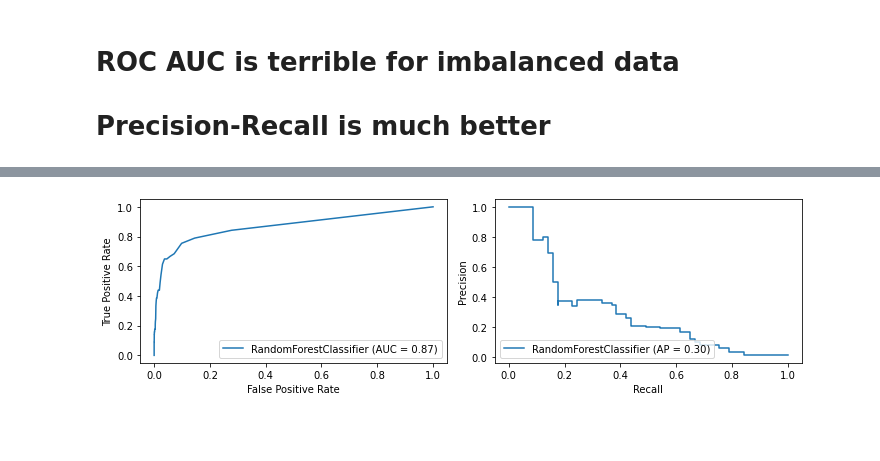
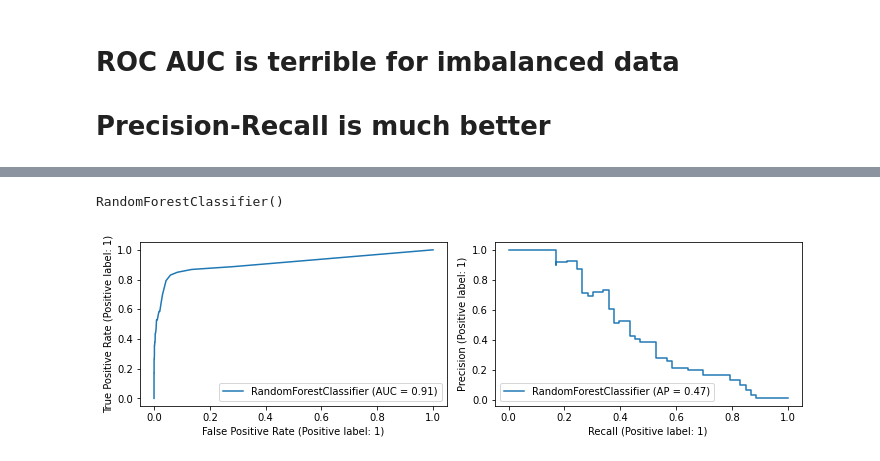
Before and after one commit to lselector/statistics, a Jupyter notebook: nb_ROC_AUC_vs_Precision_Recall.ipynb, the cells around one changed output, grey strips where cells are left out. Cells and saved outputs as stored; diff of their text form; code cells hidden in the pictures; blank space fills up the shorter version.

```diff
--- a/nb_ROC_AUC_vs_Precision_Recall.ipynb
+++ b/nb_ROC_AUC_vs_Precision_Recall.ipynb
@@ -14,13 +22,29 @@ from sklearn.metrics import (roc_curve, auc, plot_roc_curve,
+# %%
+# generate sample data
+X, y = make_classification(n_samples=10000,
+                           weights=[0.99],
+                           flip_y=0)
+
+# split into train/test subsets
+(X_train, X_test, y_train, y_test) = train_test_split(
+    X, y, test_size=.5, random_state=0)
+
+# train the model
+model = RandomForestClassifier()
+model.fit(X_train, y_train)
+# %% [output]
+RandomForestClassifier()
 # %%
-X, y = make_classification(n_samples=10000, weights=[0.99], flip_y=0)
-(X_train, X_test, y_train, y_test) = train_test_split(X, y, test_size=.5, random_state=0)
-model = RandomForestClassifier()
-model.fit(X_train, y_train)
 fig, ax = plt.subplots(nrows=1, ncols=2, figsize=(10, 3))
 ax0, ax1 = ax.flatten()
-plot_roc_curve(model, X_test, y_test, ax=ax0)
-plot_precision_recall_curve(model, X_test, y_test, ax=ax1)
+
+RocCurveDisplay.from_estimator(
+    model, X_test, y_test, ax=ax0)
+
+PrecisionRecallDisplay.from_estimator(
+    model, X_test, y_test, ax=ax1)
+
 fig.tight_layout()
 plt.show();
 # %% [output]
-[figure, old version]
+[figure, new version]
```
Also changed, not shown: parts of 2 cells of this notebook, 11 other files.
